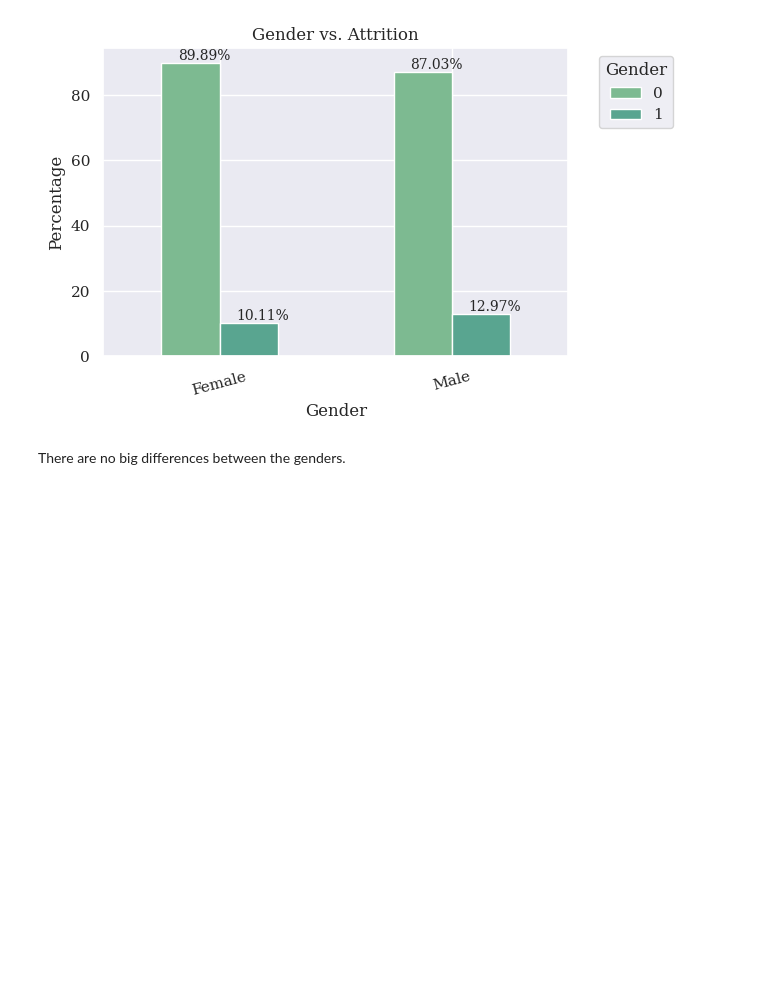
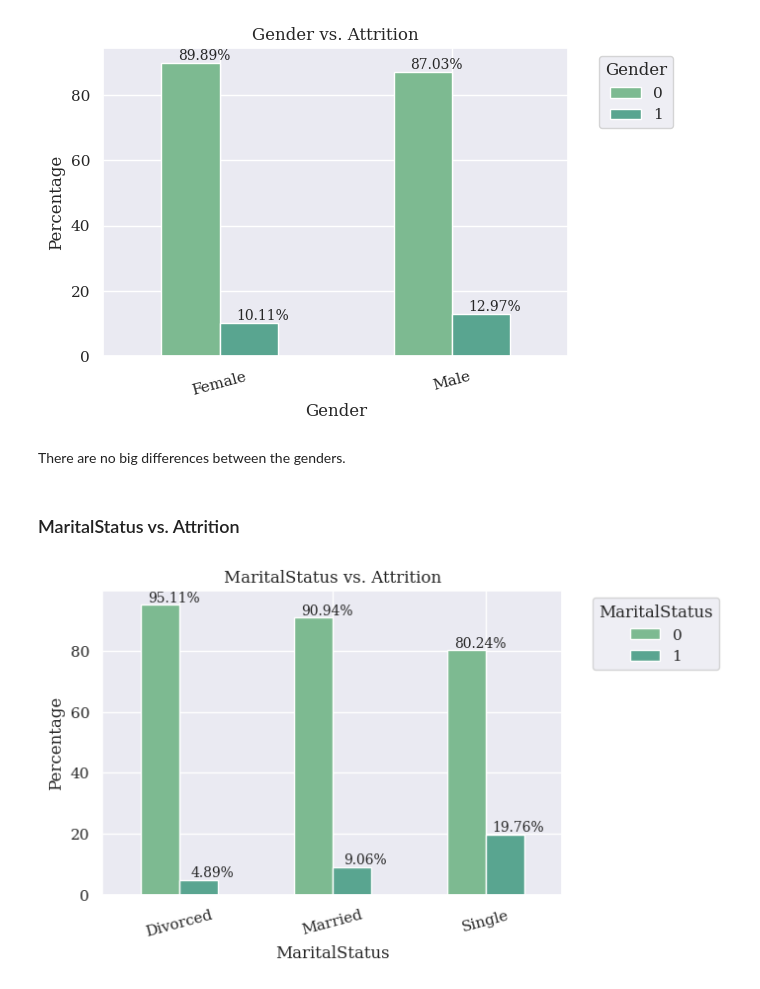
Before and after one commit to scheinmensch/Employee-Attrition, a Jupyter notebook: EDA.ipynb, the cells around one changed output. Cells and saved outputs as stored; diff of their text form; code cells hidden in the pictures; blank space fills up the shorter version.

Commit message:
worked on more plots

```diff
--- a/EDA.ipynb
+++ b/EDA.ipynb
@@ -1089,3 +1089,23 @@ plt.show();
 [figure]
 # %% [markdown]
 There are no big differences between the genders.
+# %% [markdown]
+### MaritalStatus vs. Attrition
+# %%
+df_MaritalStatus = pd.crosstab(data['MaritalStatus'], data['Attrition'], normalize='index').mul(100).round(2)
+
+ax = df_MaritalStatus.plot.bar(figsize=(6, 4), rot=0, color=pal)
+
+ax.legend(title='MaritalStatus', bbox_to_anchor=(1.05, 1), loc='upper left')
+
+for p in ax.patches:
+    ax.annotate(f'{p.get_height():.2f}%', (p.get_x() + p.get_width() / 2., p.get_height()),
+                ha='center', va='bottom', xytext=(10, 0), textcoords='offset points',fontsize=10)
+
+ax.set_xticklabels(ax.get_xticklabels(), rotation=15, ha='center')
+plt.title('MaritalStatus vs. Attrition')
+plt.xlabel('MaritalStatus')
+plt.ylabel('Percentage')
+plt.show();
+# %% [output]
+[figure, added]
```
Also changed, not shown: parts of 21 cells of this notebook.
